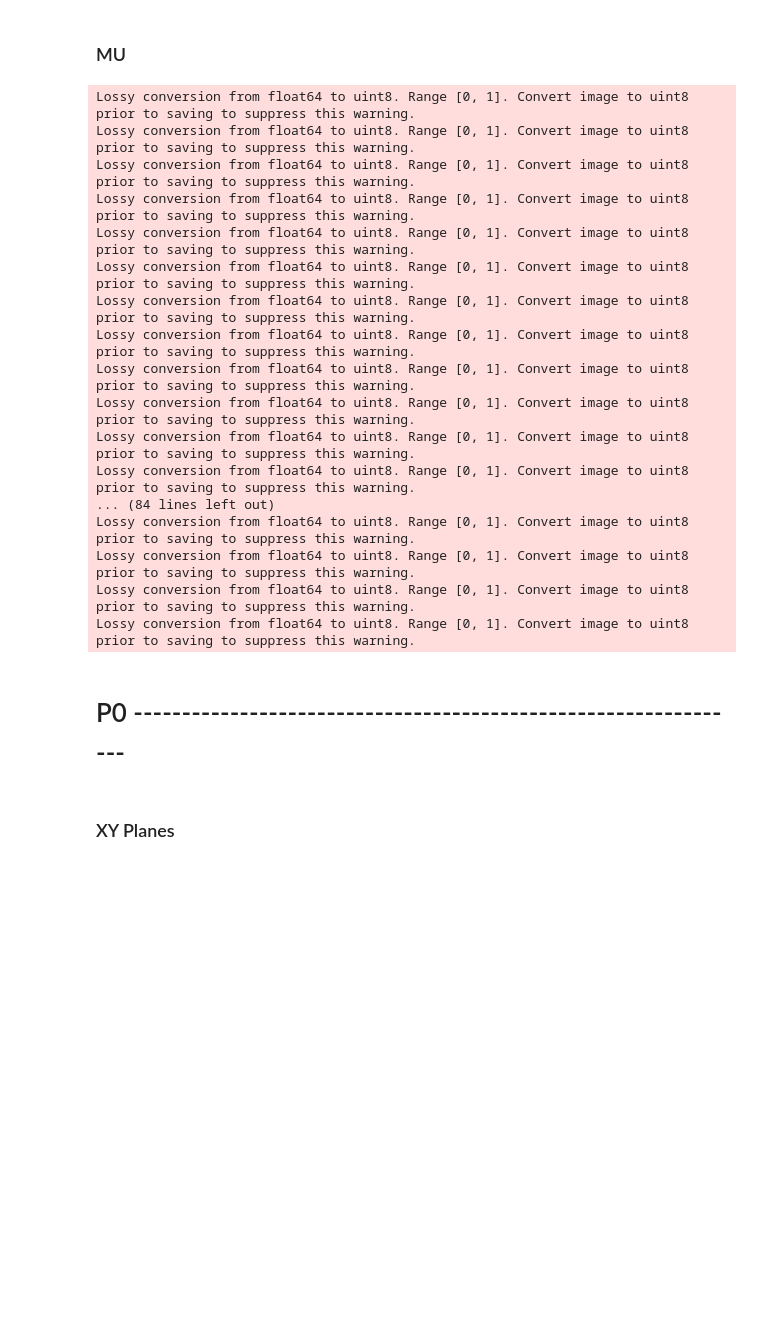
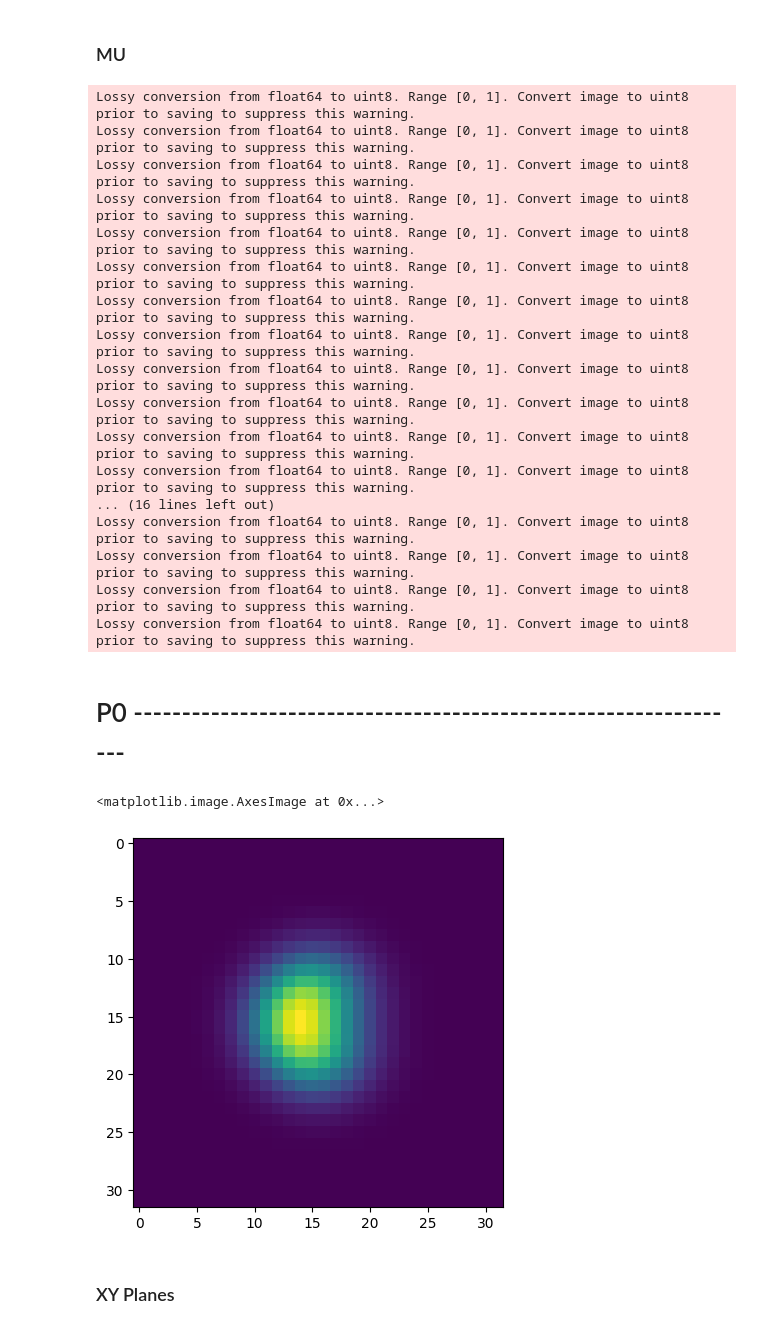
Before and after one commit to TTXY0/BeerLawPhotonModel, a Jupyter notebook: makeGIFs.ipynb, the cells around one changed output. Saved outputs shown, nothing was run; the diff lists cells and outputs as text; code cells hidden in the pictures; blank space fills up the shorter version.

```diff
--- a/makeGIFs.ipynb
+++ b/makeGIFs.ipynb
@@ -14,13 +14,13 @@ def gauss_density_pattern(xp, yp, zp, amplitude, sigma):
     density = amplitude * np.exp(-((x - x0)**2 + (y - y0)**2 + (z - z0)**2) / (2 * sigma**2))
     return density
 
-Lx = 2
-Ly = 2
-Lz = 2
+Lx = 10
+Ly = 10
+Lz = 10
 
-nx = 100
-ny = 100
-nz = 100
+nx = 32
+ny = 32
+nz = 32
 
 dx = Lx / nx
 dy = Ly / ny
@@ -30,14 +30,9 @@ xc = np.linspace(-Lx/2 + dx/2, Lx/2 - dx/2, nx)
 yc = np.linspace(-Ly/2 + dy/2, Ly/2 - dy/2, ny)
 zc = np.linspace(-Lz/2 + dz/2, Lz/2 - dz/2, nz)
 
-mu = gauss_density_pattern(xc, yc, zc, 50, Lx/10)
-mu_background = 20
+mu = gauss_density_pattern(xc, yc, zc, .5, Lx/10)
+mu_background = .2
 
-source_start = np.array([-1, -1, -.25]) #vertical source
-source_end = np.array([-1, -1, .25])
+source = (-10, 0, 0)
 
-#ray direction is defined as the rotational angle around the z-axis in radians
-ray_direction = np.pi / 4 #np.pi/10
-theta = np.pi / 4
-
-P0, a, mask = mu_to_p0.mu_to_p0_wedge_3d(mu, mu_background, source_start, source_end, ray_direction, theta, dx/2, xc, yc, zc)
+P0, a = mu_to_p0.mu_to_p0_isotropic_3d(mu, mu_background, source, dx/2, xc, yc, zc)
@@ -67,7 +60,7 @@ Lossy conversion from float64 to uint8. Range [0, 1]. Convert image to uint8 pri
 Lossy conversion from float64 to uint8. Range [0, 1]. Convert image to uint8 prior to saving to suppress this warning.
 Lossy conversion from float64 to uint8. Range [0, 1]. Convert image to uint8 prior to saving to suppress this warning.
 Lossy conversion from float64 to uint8. Range [0, 1]. Convert image to uint8 prior to saving to suppress this warning.
-... (84 lines left out)
+... (16 lines left out)
 Lossy conversion from float64 to uint8. Range [0, 1]. Convert image to uint8 prior to saving to suppress this warning.
 Lossy conversion from float64 to uint8. Range [0, 1]. Convert image to uint8 prior to saving to suppress this warning.
 Lossy conversion from float64 to uint8. Range [0, 1]. Convert image to uint8 prior to saving to suppress this warning.
@@ -82,5 +75,11 @@ data_dict = {'P0_volume': P0}
 
 # Save the dictionary as a .mat file
 sio.savemat(matlab_filename, data_dict)
+# %%
+mip = np.max(P0, axis=0)
+plt.imshow(mip)
+# %% [output]
+<matplotlib.image.AxesImage at 0x...>
+[figure, added]
 # %% [markdown]
 ### XY Planes
```
Also changed, not shown: parts of 11 cells of this notebook, 14 other files.
